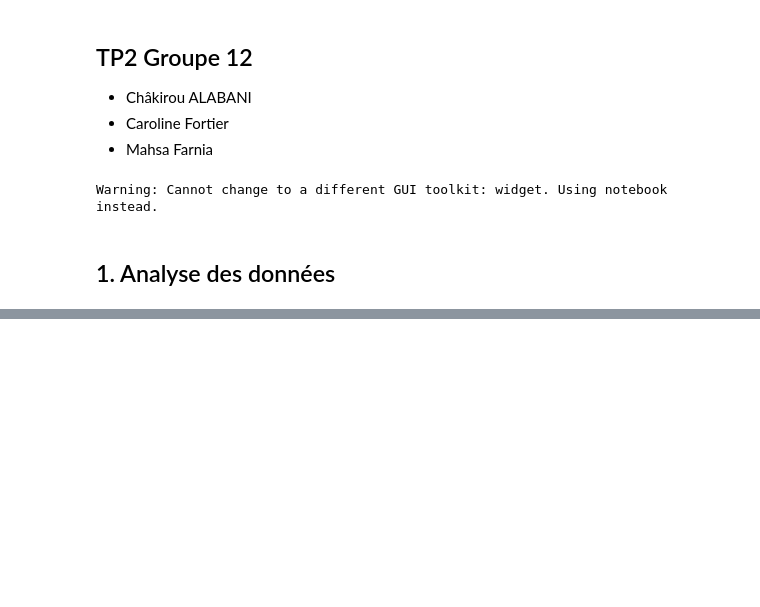
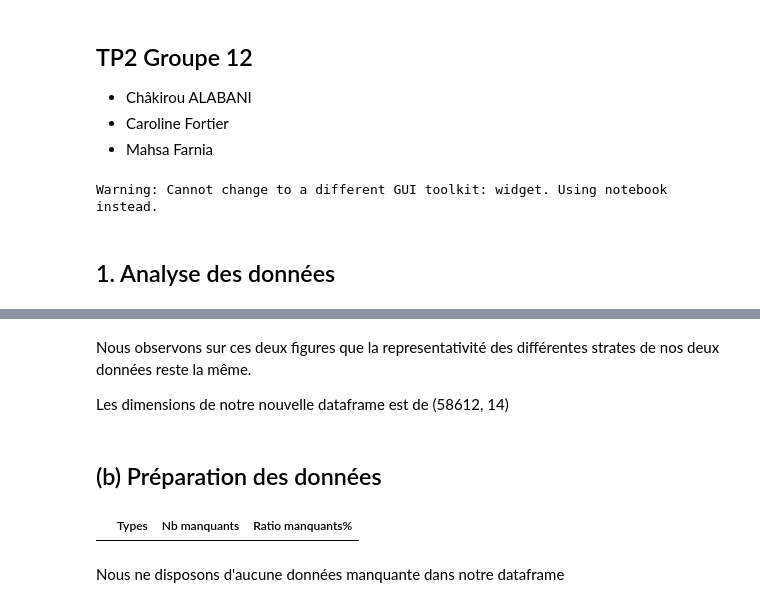
Before and after one commit to chakir-master/tp2-groupe12, a Jupyter notebook: group12_tp2.ipynb, the cells around one changed output, grey strips where cells are left out. Drawn from its saved outputs; the diff is of its cells as text; code cells hidden in the pictures; blank space fills up the shorter version.

```diff
--- a/group12_tp2.ipynb
+++ b/group12_tp2.ipynb
@@ -51,0 +105,6 @@ data_a.describe
+# %%
+max_distance = data['distance'].max()
+min_distance = data['distance'].min()
+
+print("Max distance:", max_distance)
+print("Min distance:", min_distance)
@@ -51,0 +229,20 @@ data_a.describe
+# %% [markdown]
+Nous observons sur ces deux figures que la representativité des différentes strates de nos deux données reste la même.
+
+Les dimensions de notre nouvelle dataframe est de (58612, 14)
+# %% [markdown]
+## (b) Préparation des données
+# %%
+# Affichage des nombres, taux et types des valeurs manquantes par attribut
+nb_m = sampled_data.isnull().sum().sort_values()[50:]
+ratio_m = (sampled_data.isnull().sum()/sampled_data.shape[0]).sort_values()[50:]
+manquant = pd.concat([nb_m, ratio_m], axis=1, sort=False)
+
+# Afficher la liste des attributs avec le nombres de données manquantes
+pd.DataFrame({'Types': sampled_data[list(manquant.index.values)].dtypes,
+                       'Nb manquants': nb_m,
+                      'Ratio manquants%': ratio_m,})
+# %% [output]
+|  | Types | Nb manquants | Ratio manquants% |
+# %% [markdown]
+Nous ne disposons d'aucune données manquante dans notre dataframe
```
Also changed, not shown: parts of 40 cells of this notebook, 2 other files.
